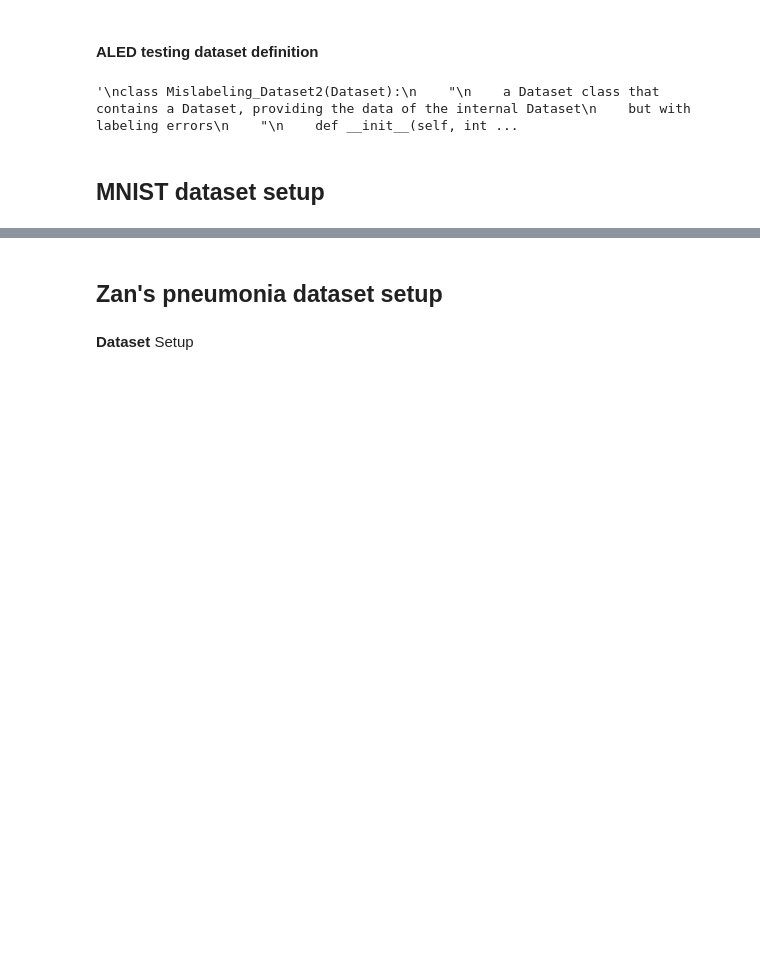
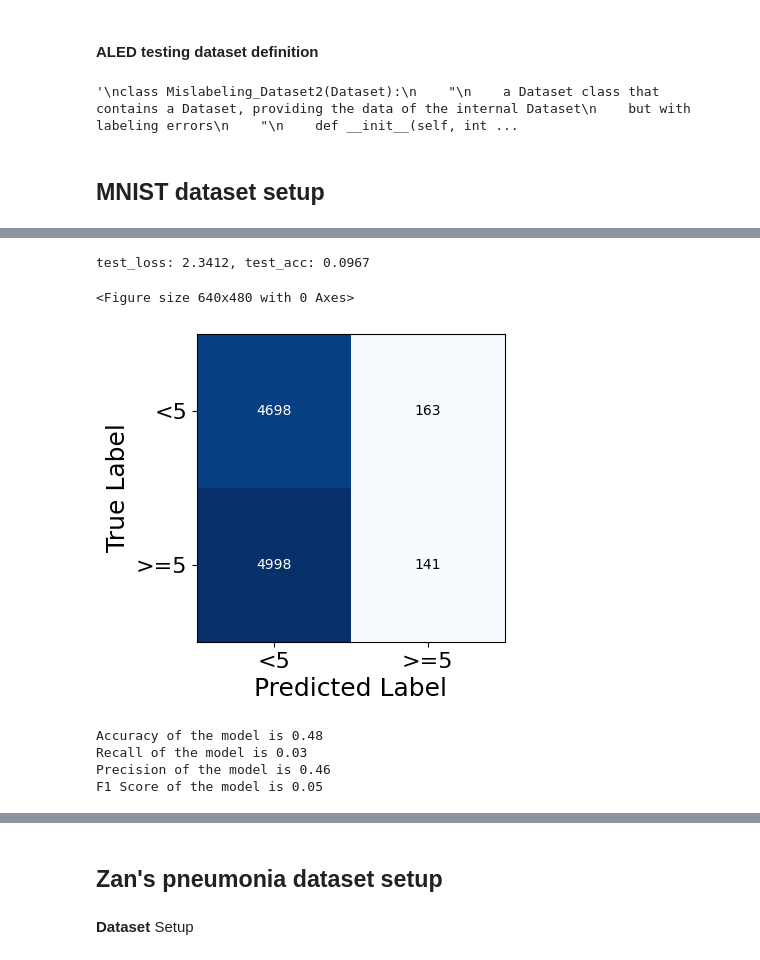
Before and after one commit to ZanChaudhry/ALED, a Jupyter notebook: Adaptive Labeling Error Detection_v3.ipynb, the cells around one changed output, grey strips where cells are left out. Cells and saved outputs as stored; diff of their text form; code cells hidden in the pictures; blank space fills up the shorter version.

```diff
--- a/Adaptive Labeling Error Detection_v3.ipynb
+++ b/Adaptive Labeling Error Detection_v3.ipynb
@@ -149,6 +150,7 @@ def train(model, criterion, optimizer, scheduler, epochs):
           loss = criterion(outp, labels)
 
           if phase == 'train':
+            loss.requires_grad = True
             loss.backward()
             optimizer.step()
 
@@ -625,15 +727,18 @@ loaders = {'train':mnist_train_loader, 'val':mnist_train_loader} # NOTE: mnist d
 dataset_sizes = {'train':len(mnist_trainset), 'val':len(mnist_trainset)}
 
 #Build Model
-model = torchvision.models.densenet161(pretrained=True)
-
+# model = torchvision.models.resnet18(pretrained=True).to(device)
+model = simpleCNN().to(device)
+torchsummary.summary(model, input_size=(1,28,28))
+print("model architecture:", model)
 
 for param in model.parameters():
     param.requires_grad = False
 
-in_features = model.classifier.in_features
-print(in_features)
-model.classifier = nn.Linear(in_features, 2)
+# print(model.fc)
+# in_features = model.classifier.in_features # name of fc layer will change based on model
+# print(in_features)
+# model.classifier = nn.Linear(in_features, 10)
 
 
 #save the losses for further visualization
@@ -642,14 +747,13 @@ accuracies = {'train':[], 'val':[]}
 
 #Hyperparameters
 criterion = nn.CrossEntropyLoss()
-optimizer = torch.optim.Adam(model.classifier.parameters(), lr = 0.001)
+optimizer = torch.optim.Adam(model.classifier.parameters(), lr = 1e-2)
 scheduler = torch.optim.lr_scheduler.StepLR(optimizer, 4, gamma=0.1)
 epochs = 30
 epochs = 2
 
 #Run Model
 model.to(device)
-import torchsummary
 # torchsummary.summary(model, input_size=(1,224,224))
 model = train(model, criterion, optimizer, scheduler, epochs)
 # %% [output]
@@ -657,0 +777,43 @@ RuntimeError: ignored
+# %%
+#Running on test data
+model.to(device)
+preds,labels = test_predict(model, mnist_testLoader)
+
+# binarize this (for now)
+preds = (np.array(preds) < 5)
+labels = (np.array(labels) < 5)
+
+# Plot confusion matrix
+cm  = confusion_matrix(labels, preds)
+plt.figure()
+plot_confusion_matrix(cm,figsize=(6,4),cmap=plt.cm.Blues)
+# plt.xticks(range(10), range(10), fontsize=16)
+# plt.yticks(range(10), range(10), fontsize=16)
+plt.xticks(range(2), ['<5', '>=5'], fontsize=16)
+plt.yticks(range(2), ['<5', '>=5'], fontsize=16)
+plt.xlabel('Predicted Label',fontsize=18)
+plt.ylabel('True Label',fontsize=18)
+plt.show()
+
+
+
+# Compute Performance Metrics
+tn, fp, fn, tp = cm.ravel()
+
+accuracy_float = (np.array(preds) == np.array(labels)).sum() / len(preds)
+precision = tp/(tp+fp)
+recall = tp/(tp+fn)
+f1 = 2*((precision*recall)/(precision+recall))
+
+print("Accuracy of the model is {:.2f}".format(accuracy_float))
+print("Recall of the model is {:.2f}".format(recall))
+print("Precision of the model is {:.2f}".format(precision))
+print("F1 Score of the model is {:.2f}".format(f1))
+# %% [output]
+test_loss: 2.3412, test_acc: 0.0967
+<Figure size 640x480 with 0 Axes>
+[figure, added]
+Accuracy of the model is 0.48
+Recall of the model is 0.03
+Precision of the model is 0.46
+F1 Score of the model is 0.05
```
Also changed, not shown: parts of 9 cells of this notebook.
